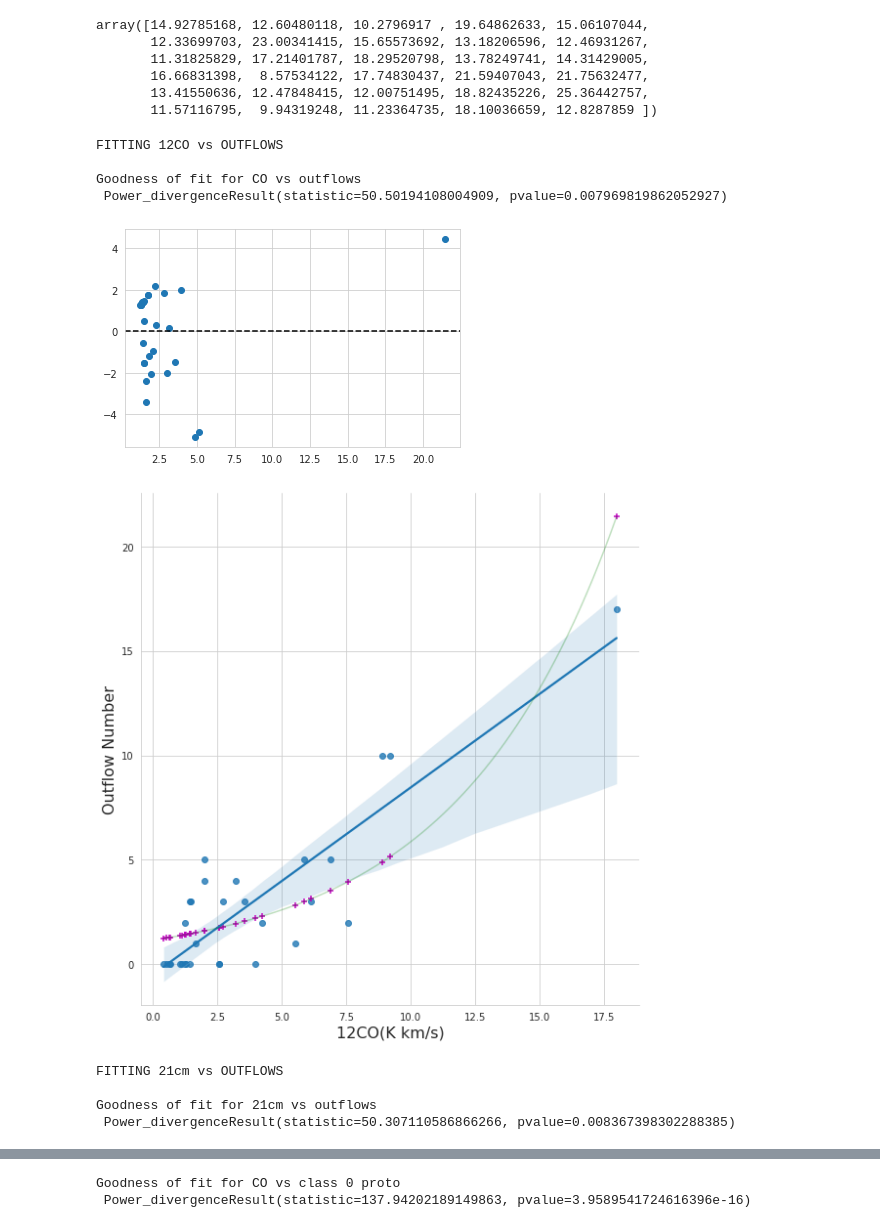
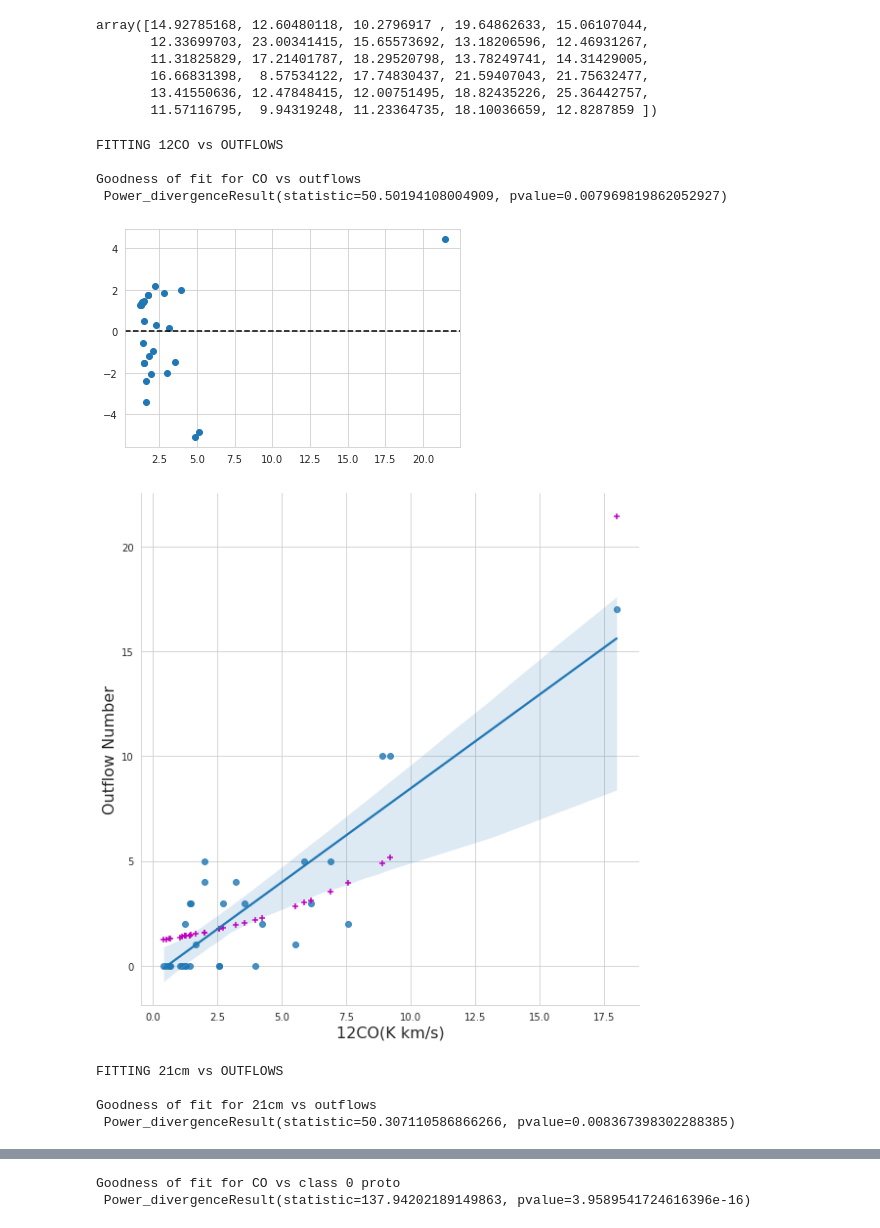
Before and after one commit to sdeb-alpinisteF/Large-sample-outflows-in-CygX-and-ML-methods, a Jupyter notebook: notebooks/03_ML_models.ipynb, the cells around one changed output, grey strips where cells are left out. Cells and saved outputs as stored; diff of their text form; code cells hidden in the pictures.

```diff
--- a/notebooks/03_ML_models.ipynb
+++ b/notebooks/03_ML_models.ipynb
@@ -581,7 +659,7 @@ x = np.linspace(outflows_df[['12CO(K km/s)']].min(), outflows_df[['12CO(K km/s)'
 y_pred_curve = pr.predict(x)
 sns.lmplot(data=outflows_df, x='12CO(K km/s)', y='outflow_number', hue=None, height=8, ci=95)
 plt.scatter(X,y_pred,color='m',marker='+', label='fitted')
-plt.plot( x, y_pred_curve, color='g', alpha=0.25)
+#plt.plot( x, y_pred_curve, color='g', alpha=0.25)
 plt.xlabel("12CO(K km/s)", fontsize = 16)
 plt.ylabel("Outflow Number", fontsize = 16)
 plt.savefig(filepath + '/output/12co_outflows_pred.pdf')
@@ -596,34 +674,34 @@ y = outflows_df[target]
 pr = PoissonRegressor() # instantiating the regressor class
 pr.fit( np.array(X).flatten().reshape(-1,1),  np.array(y).flatten())
 
 y_pred = pr.predict(np.array(X).flatten().reshape(-1,1))
 res = y_pred - np.array(y).flatten()
 
 #perform Chi-Square Goodness of Fit Test
 print('Goodness of fit for 21cm vs outflows','\n',stats.chisquare(np.array(y).flatten(), y_pred))
 plt.scatter(y_pred, res.reshape(-1,1))
 plt.axhline(y=0, linestyle='--', color='k')
 plt.show()
 plt.close()
 
 
 x = np.linspace(outflows_df[['21cm(K)']].min(), outflows_df[['21cm(K)']].max(), 10000)
 y_pred_curve = pr.predict(x)
 sns.lmplot(data=outflows_df, x='21cm(K)', y='outflow_number', hue=None, height=8, ci=95)
 plt.scatter(X,y_pred,color='m',marker='+',label='fitted')
 #plt.plot( x, y_pred_curve, color='g', alpha=0.25)
 plt.xlabel("21cm(K)", fontsize = 16)
 plt.ylabel("Outflow Number", fontsize = 16)
 plt.savefig(filepath + '/output/21cm_outflows_pred.pdf')
 plt.show()
 plt.close()
 # %% [output]
 FITTING 12CO vs OUTFLOWS
 
 Goodness of fit for CO vs outflows
  Power_divergenceResult(statistic=50.50194108004909, pvalue=0.007969819862052927)
 [figure]
-[figure, old version]
+[figure, new version]
 FITTING 21cm vs OUTFLOWS
 
 Goodness of fit for 21cm vs outflows
```
Also changed, not shown: parts of 13 cells of this notebook, 6 other files.
